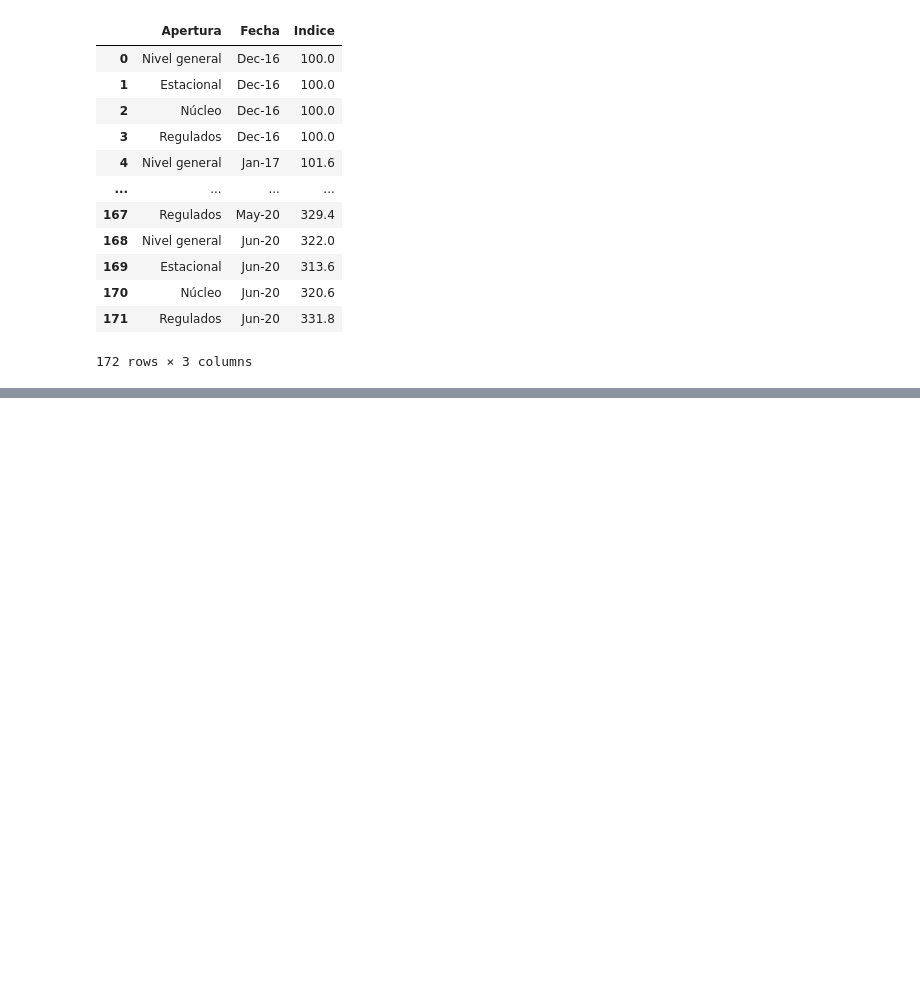
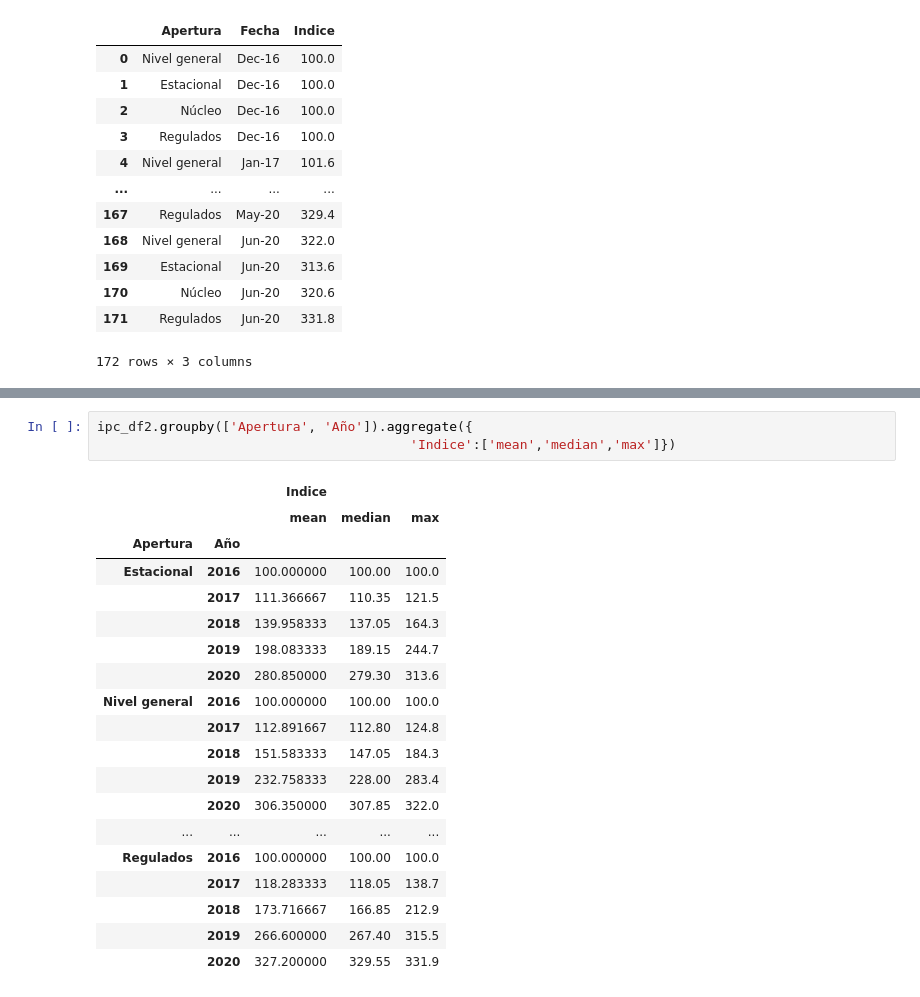
Before and after one commit to matiascabrejos/IA-Humai, a Jupyter notebook: exercise_class4.ipynb, the cells around one changed output, grey strips where cells are left out. Cells and saved outputs as stored; diff of their text form; blank space fills up the shorter version.

```diff
--- a/exercise_class4.ipynb
+++ b/exercise_class4.ipynb
@@ -48,0 +106,23 @@ ipc_df2
+# %%
+ipc_df2.groupby(['Apertura', 'Año']).aggregate({
+                                        'Indice':['mean','median','max']})
+# %% [output]
+|  |  | Indice |  |  |
+|  |  | mean | median | max |
+| Apertura | Año |  |  |  |
+| Estacional | 2016 | 100.000000 | 100.00 | 100.0 |
+|  | 2017 | 111.366667 | 110.35 | 121.5 |
+|  | 2018 | 139.958333 | 137.05 | 164.3 |
+|  | 2019 | 198.083333 | 189.15 | 244.7 |
+|  | 2020 | 280.850000 | 279.30 | 313.6 |
+| Nivel general | 2016 | 100.000000 | 100.00 | 100.0 |
+|  | 2017 | 112.891667 | 112.80 | 124.8 |
+|  | 2018 | 151.583333 | 147.05 | 184.3 |
+|  | 2019 | 232.758333 | 228.00 | 283.4 |
+|  | 2020 | 306.350000 | 307.85 | 322.0 |
+| ... | ... | ... | ... | ... |
+| Regulados | 2016 | 100.000000 | 100.00 | 100.0 |
+|  | 2017 | 118.283333 | 118.05 | 138.7 |
+|  | 2018 | 173.716667 | 166.85 | 212.9 |
+|  | 2019 | 266.600000 | 267.40 | 315.5 |
+|  | 2020 | 327.200000 | 329.55 | 331.9 |
```
Also changed, not shown: parts of 10 cells of this notebook.
